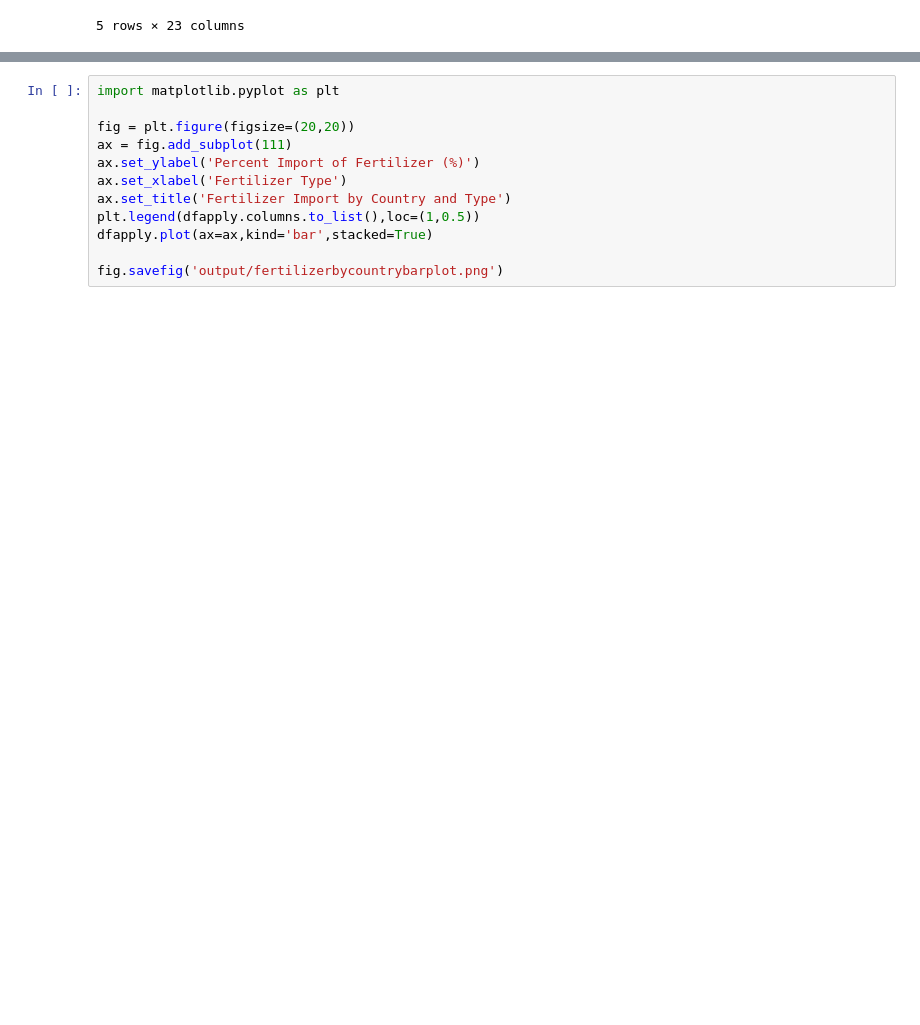
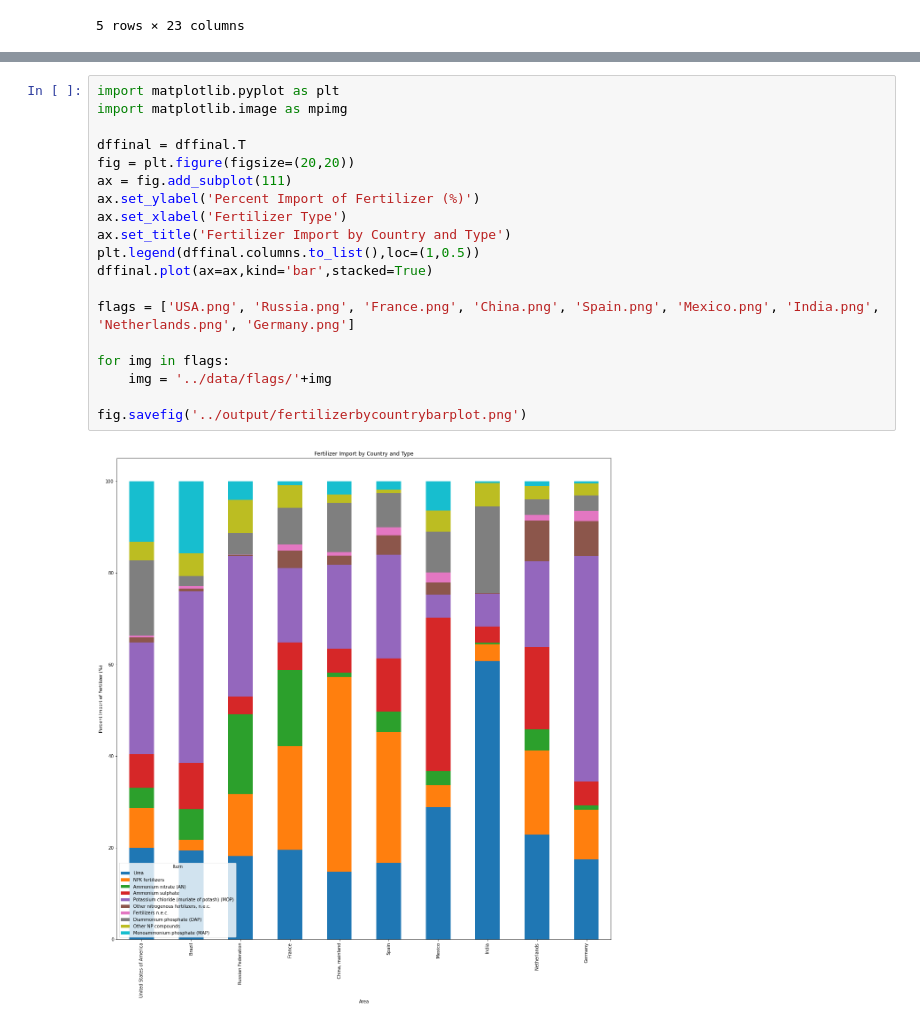
Before and after one commit to JSemelhago/DFManipulationComparison, a Jupyter notebook: src/DataframeManipulationTypes.ipynb, the cells around one changed output, grey strips where cells are left out. Cells and saved outputs as stored; diff of their text form; blank space fills up the shorter version.

Commit message:
Add flags #1
Download the flags

```diff
--- a/src/DataframeManipulationTypes.ipynb
+++ b/src/DataframeManipulationTypes.ipynb
@@ -272,13 +272,22 @@ dffinal.head()
 | Potassium chloride (muriate of po... | 24.495210 | 37.385291 | 30.747238 | 16.286183 | 18.223370 | 22.626386 | 5.051968 | ... |
 # %%
 import matplotlib.pyplot as plt
+import matplotlib.image as mpimg
 
+dffinal = dffinal.T
 fig = plt.figure(figsize=(20,20))
 ax = fig.add_subplot(111)
 ax.set_ylabel('Percent Import of Fertilizer (%)')
 ax.set_xlabel('Fertilizer Type')
 ax.set_title('Fertilizer Import by Country and Type')
-plt.legend(dfapply.columns.to_list(),loc=(1,0.5))
-dfapply.plot(ax=ax,kind='bar',stacked=True)
+plt.legend(dffinal.columns.to_list(),loc=(1,0.5))
+dffinal.plot(ax=ax,kind='bar',stacked=True)
 
-fig.savefig('output/fertilizerbycountrybarplot.png')
+flags = ['USA.png', 'Russia.png', 'France.png', 'China.png', 'Spain.png', 'Mexico.png', 'India.png', 'Netherlands.png', 'Germany.png']
+
+for img in flags:
+    img = '../data/flags/'+img
+
+fig.savefig('../output/fertilizerbycountrybarplot.png')
+# %% [output]
+[figure, added]
```
Also changed, not shown: 11 other files.
